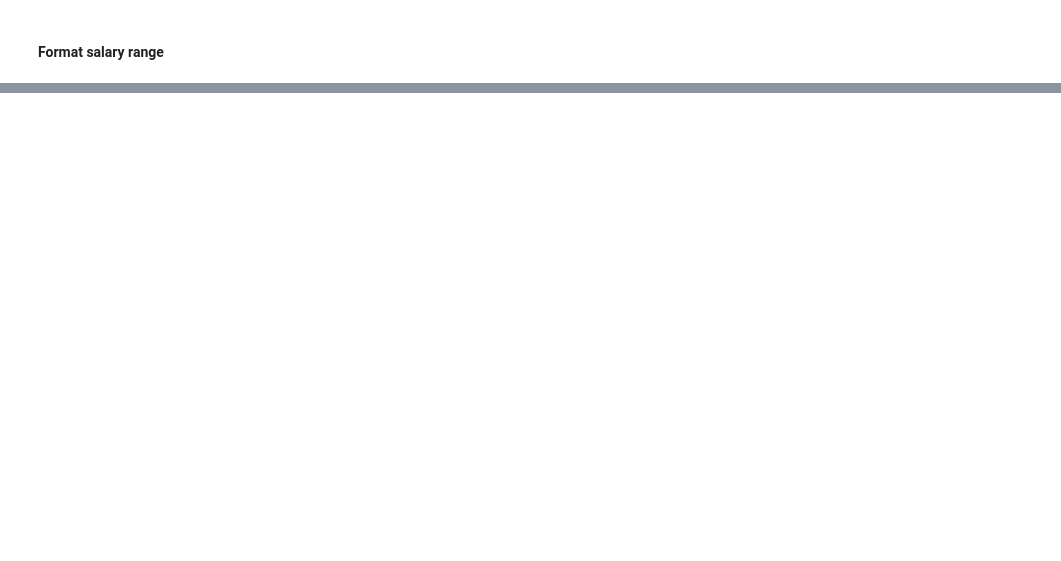
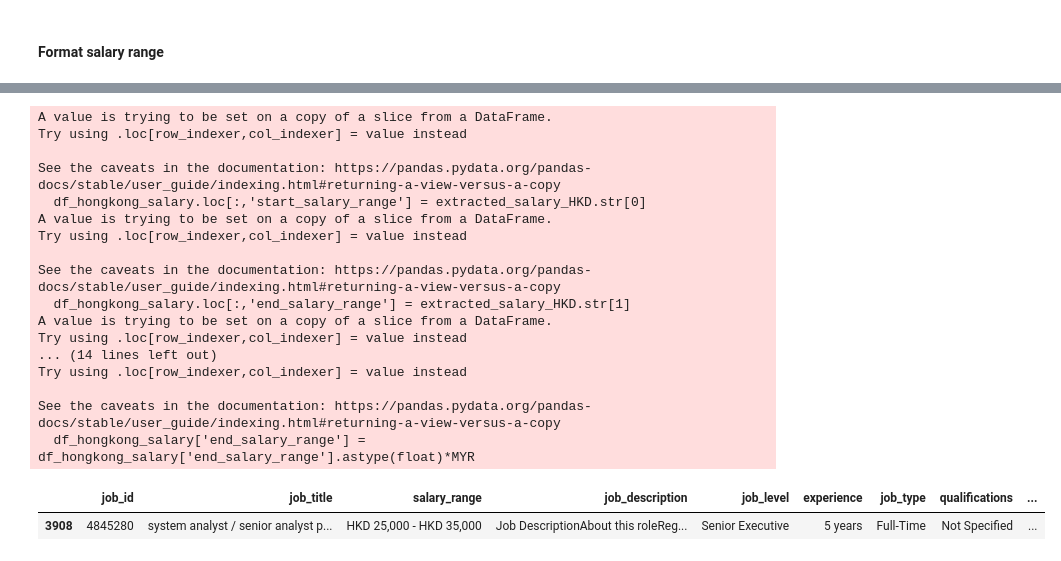
Before and after one commit to roosern-dev/Malaysia_data_jobs_analysis, a Jupyter notebook: data/cleaning.ipynb, the cells around one changed output, grey strips where cells are left out. Saved outputs shown, nothing was run; the diff lists cells and outputs as text; code cells hidden in the pictures; blank space fills up the shorter version.

```diff
--- a/data/cleaning.ipynb
+++ b/data/cleaning.ipynb
@@ -114,0 +181,35 @@ df_malayysian_salary.
+# %%
+#clean HKD
+df_hongkong_salary = df_data_careers.loc[~df_data_careers['salary_range'].isnull() & df_data_careers['salary_range'].str.contains('HKD'), :]
+extracted_salary_HKD = df_hongkong_salary['salary_range'].str.findall("(\d+,\d+)")
+df_hongkong_salary.loc[:,'start_salary_range'] = extracted_salary_HKD.str[0]
+df_hongkong_salary.loc[:,'end_salary_range'] = extracted_salary_HKD.str[1]
+df_hongkong_salary['start_salary_range'] = df_hongkong_salary['start_salary_range'].str.replace(',','')
+df_hongkong_salary.loc[:,'end_salary_range'] = df_hongkong_salary.loc[:,'end_salary_range'].str.replace(',','')
+
+#conversion to MYR
+MYR = 0.54
+df_hongkong_salary['start_salary_range'] = df_hongkong_salary['start_salary_range'].astype(float)*MYR
+df_hongkong_salary['end_salary_range'] = df_hongkong_salary['end_salary_range'].astype(float)*MYR
+
+df_hongkong_salary
+# %% [output]
+A value is trying to be set on a copy of a slice from a DataFrame.
+Try using .loc[row_indexer,col_indexer] = value instead
+
+See the caveats in the documentation: https://pandas.pydata.org/pandas-docs/stable/user_guide/indexing.html#returning-a-view-versus-a-copy
+  df_hongkong_salary.loc[:,'start_salary_range'] = extracted_salary_HKD.str[0]
+A value is trying to be set on a copy of a slice from a DataFrame.
+Try using .loc[row_indexer,col_indexer] = value instead
+
+See the caveats in the documentation: https://pandas.pydata.org/pandas-docs/stable/user_guide/indexing.html#returning-a-view-versus-a-copy
+  df_hongkong_salary.loc[:,'end_salary_range'] = extracted_salary_HKD.str[1]
+A value is trying to be set on a copy of a slice from a DataFrame.
+Try using .loc[row_indexer,col_indexer] = value instead
+... (14 lines left out)
+Try using .loc[row_indexer,col_indexer] = value instead
+
+See the caveats in the documentation: https://pandas.pydata.org/pandas-docs/stable/user_guide/indexing.html#returning-a-view-versus-a-copy
+  df_hongkong_salary['end_salary_range'] = df_hongkong_salary['end_salary_range'].astype(float)*MYR
+|  | job_id | job_title | salary_range | job_description | job_level | experience | job_type | qualifications | ... |
+| 3908 | 4845280 | system analyst / senior analyst p... | HKD 25,000 - HKD 35,000 | Job DescriptionAbout this roleReg... | Senior Executive | 5 years | Full-Time | Not Specified | ... |
```
Also changed, not shown: parts of 28 cells of this notebook.
